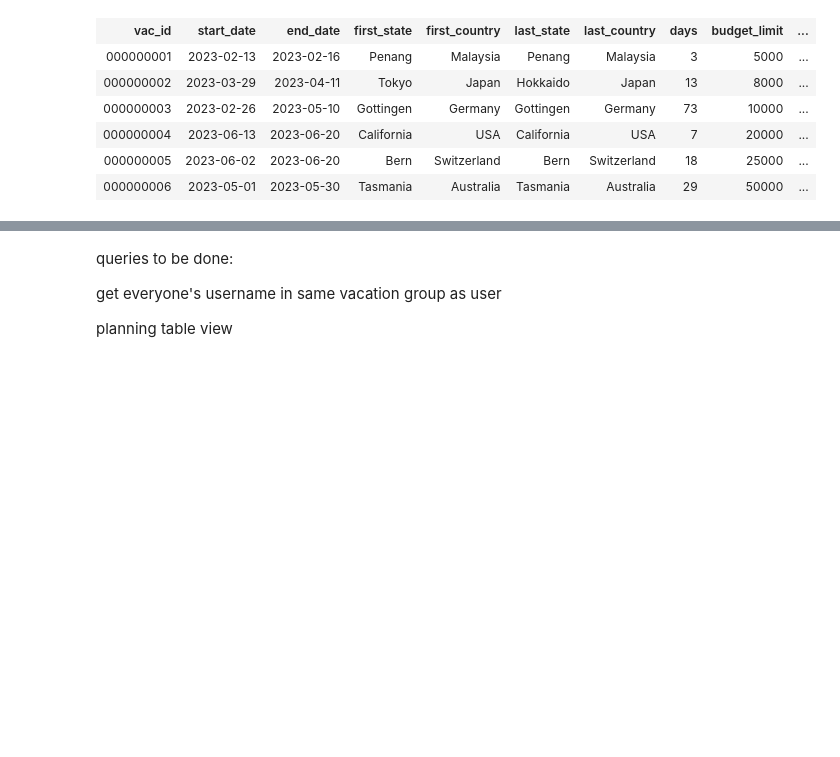
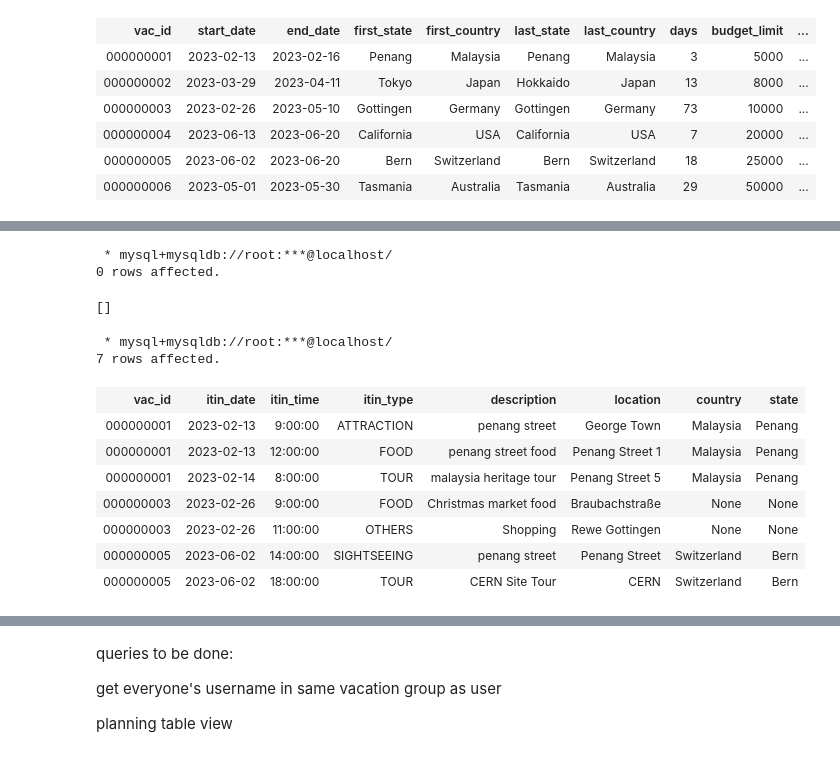
Before and after one commit to tyxin/ReadyHols, a Jupyter notebook: data_scripting.ipynb, the cells around one changed output, grey strips where cells are left out. Drawn from its saved outputs; the diff is of its cells as text; code cells hidden in the pictures; blank space fills up the shorter version.

```diff
--- a/data_scripting.ipynb
+++ b/data_scripting.ipynb
@@ -550,0 +600,31 @@ SELECT * from vacation_summary where vac_id
+# %%
+%%sql
+create view maps_itinerary_tbl as
+select itinerary.vac_id, itinerary.itin_time, itinerary.day_no, maps_tbl.map_id, map_link, description, name, category from
+(select vac_id, itin_time, day_no, vac_map.map_id, map_link, name, category from
+
+(ref_map_itin join vac_map on vac_map.map_id = ref_map_itin.map_id)) as maps_tbl
+
+join
+
+itinerary
+
+on (itinerary.day_no = maps_tbl.day_no) and (itinerary.itin_time = maps_tbl.itin_time) and (itinerary.vac_id = maps_tbl.vac_id)
+# %% [output]
+ * mysql+mysqldb://root:***@localhost/
+0 rows affected.
+[]
+# %%
+%%sql
+select * from vacation_itinerary
+# %% [output]
+ * mysql+mysqldb://root:***@localhost/
+7 rows affected.
+| vac_id | itin_date | itin_time | itin_type | description | location | country | state |
+| 000000001 | 2023-02-13 | 9:00:00 | ATTRACTION | penang street | George Town | Malaysia | Penang |
+| 000000001 | 2023-02-13 | 12:00:00 | FOOD | penang street food | Penang Street 1 | Malaysia | Penang |
+| 000000001 | 2023-02-14 | 8:00:00 | TOUR | malaysia heritage tour | Penang Street 5 | Malaysia | Penang |
+| 000000003 | 2023-02-26 | 9:00:00 | FOOD | Christmas market food | Braubachstraße | None | None |
+| 000000003 | 2023-02-26 | 11:00:00 | OTHERS | Shopping | Rewe Gottingen | None | None |
+| 000000005 | 2023-06-02 | 14:00:00 | SIGHTSEEING | penang street | Penang Street | Switzerland | Bern |
+| 000000005 | 2023-06-02 | 18:00:00 | TOUR | CERN Site Tour | CERN | Switzerland | Bern |
```
Also changed, not shown: parts of 12 cells of this notebook, 12 other files.
